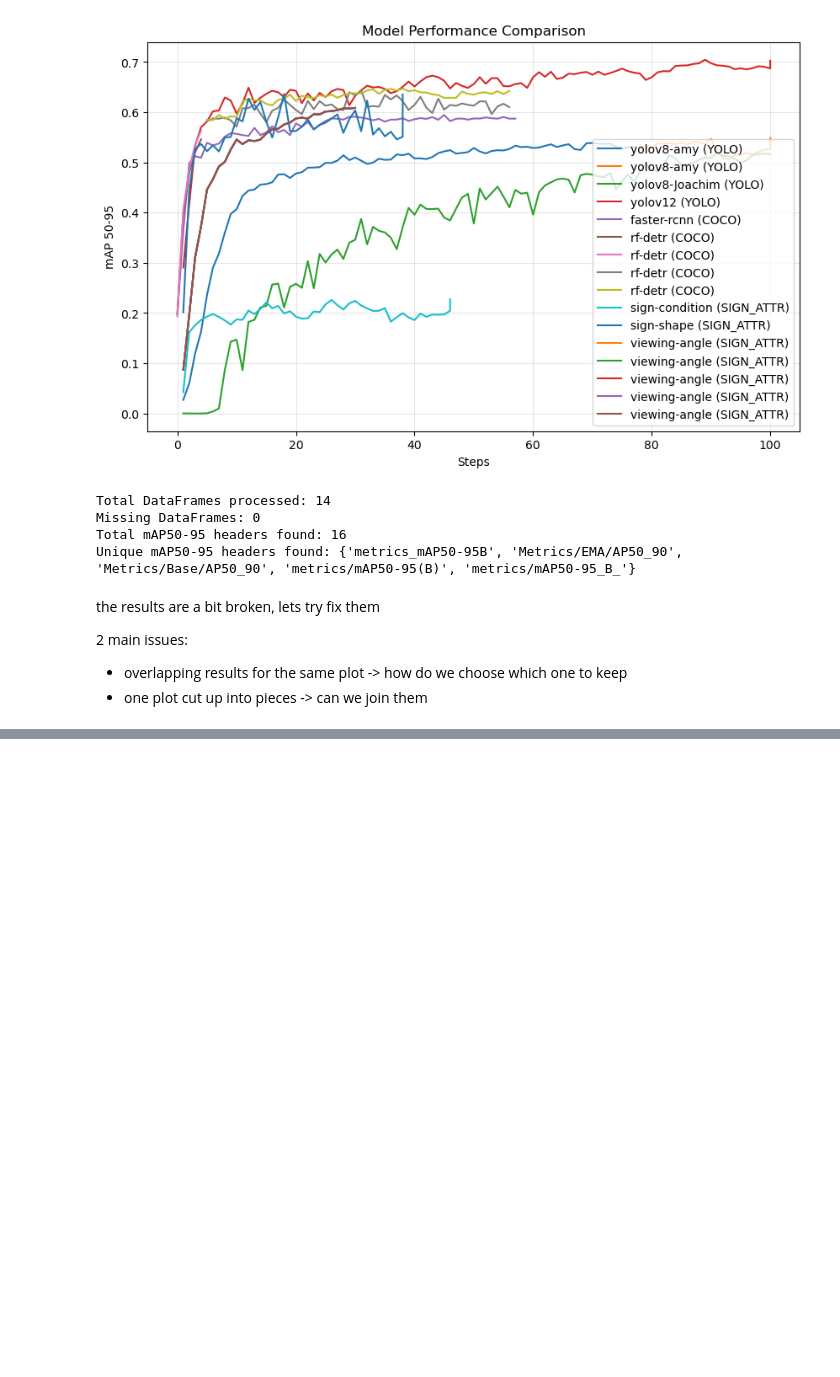
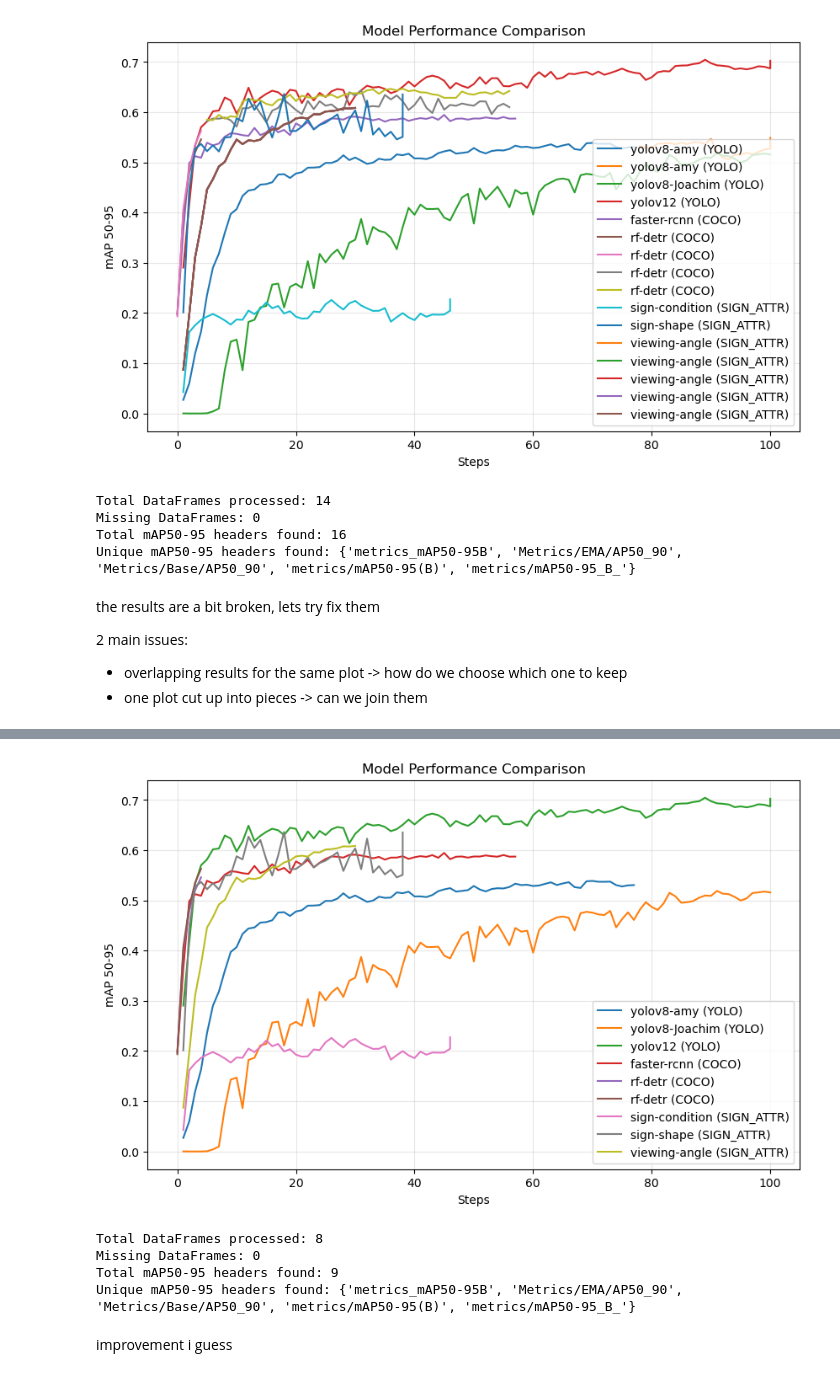
Before and after one commit to spiteriamy/ari3129-cv-group-project, a Jupyter notebook: 2c_results_comparison.ipynb, the cells around one changed output, grey strips where cells are left out. Cells and saved outputs as stored; diff of their text form; code cells hidden in the pictures; blank space fills up the shorter version.

```diff
--- a/2c_results_comparison.ipynb
+++ b/2c_results_comparison.ipynb
@@ -243,0 +268,58 @@ model: viewing-angle, df count: 5
+# %%
+# re-plot using 'fixed' dfs
+plt.figure(figsize=(10, 6))
+
+
+# useful stats
+stats_dict = {
+    'missing_dfs': 0,
+    'total_dfs': 0,
+    'mAP50-95_headers': set(),
+    'map50-95_header_count': 0
+}
+
+for model in model_groups.values():
+    for name, df_list in model.items():
+        if not df_list:
+            continue
+        df = df_list[0]  # only one df now
+        stats_dict['total_dfs'] += 1
+        if df.empty:  # because not everyone pushed yet
+            stats_dict['missing_dfs'] += 1
+            continue
+
+        headers = df['metric'].unique()
+        for header in headers:
+            if 'AP' in header and '50' in header and '9' in header:
+                stats_dict['mAP50-95_headers'].add(header)
+                stats_dict['map50-95_header_count'] += 1
+
+                # for the plot
+                subset = df[df['metric'] == header]
+
+                # Plot once per model/metric
+                plt.plot(
+                    subset['step'],
+                    subset['value'],
+                    label=f"{df['model'].iloc[0]} ({df['category'].iloc[0]})"
+                )
+
+plt.xlabel('Steps')
+plt.ylabel('mAP 50-95')
+plt.title('Model Performance Comparison')
+plt.legend()
+plt.grid(True, alpha=0.3)
+plt.show()
+
+print(f"Total DataFrames processed: {stats_dict['total_dfs']}")
+print(f"Missing DataFrames: {stats_dict['missing_dfs']}")
+print(f"Total mAP50-95 headers found: {stats_dict['map50-95_header_count']}")
+print(f"Unique mAP50-95 headers found: {stats_dict['mAP50-95_headers']}")
+# %% [output]
+[figure, added]
+Total DataFrames processed: 8
+Missing DataFrames: 0
+Total mAP50-95 headers found: 9
+Unique mAP50-95 headers found: {'metrics_mAP50-95B', 'Metrics/EMA/AP50_90', 'Metrics/Base/AP50_90', 'metrics/mAP50-95(B)', 'metrics/mAP50-95_B_'}
+# %% [markdown]
+improvement i guess
```
Also changed, not shown: parts of 2 cells of this notebook.
